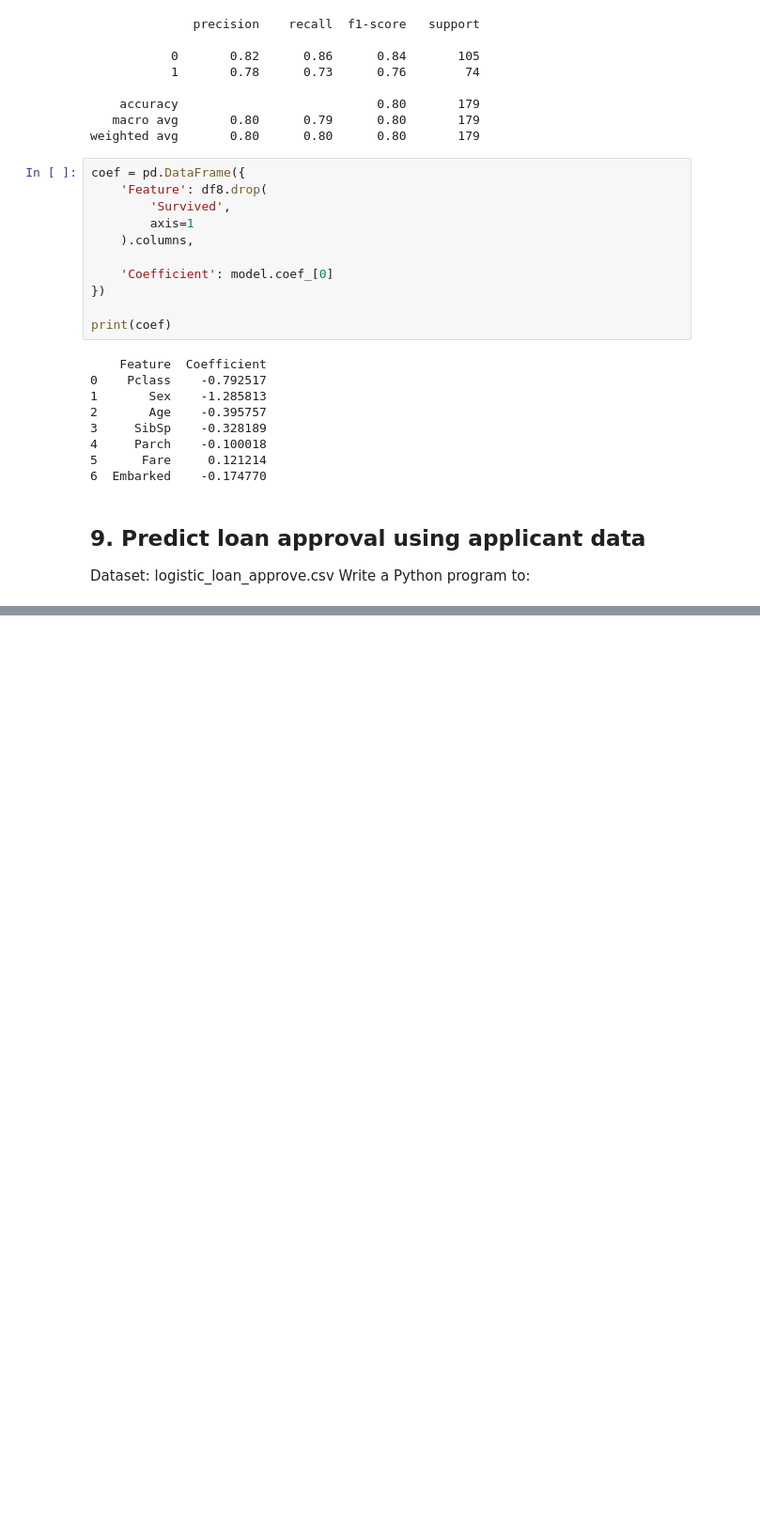
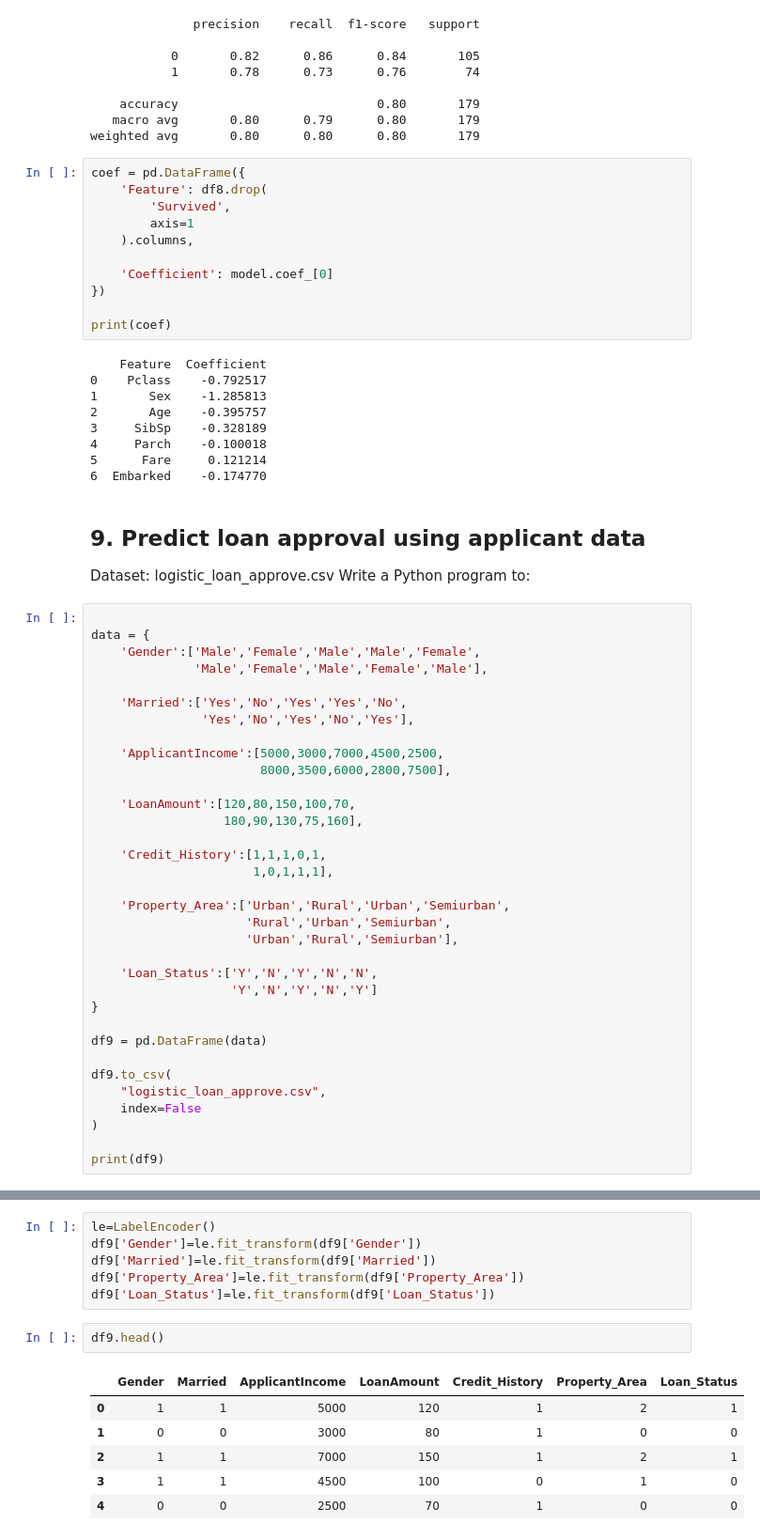
Before and after one commit to Dhyan-Shah/Sparks_AI_ML_Internship, a Jupyter notebook: ML/Practice/ML_Test.ipynb, the cells around one changed output, grey strips where cells are left out. Shown at 94% size. Cells and saved outputs as stored; diff of their text form; blank space fills up the shorter version.

```diff
--- a/ML/Practice/ML_Test.ipynb
+++ b/ML/Practice/ML_Test.ipynb
@@ -953,3 +954,37 @@ print(coef)
 ## 9. Predict loan approval using applicant data
  Dataset: logistic_loan_approve.csv
 Write a Python program to:
+# %%
+
+data = {
+    'Gender':['Male','Female','Male','Male','Female',
+              'Male','Female','Male','Female','Male'],
+
+    'Married':['Yes','No','Yes','Yes','No',
+               'Yes','No','Yes','No','Yes'],
+
+    'ApplicantIncome':[5000,3000,7000,4500,2500,
+                       8000,3500,6000,2800,7500],
+
+    'LoanAmount':[120,80,150,100,70,
+                  180,90,130,75,160],
+
+    'Credit_History':[1,1,1,0,1,
+                      1,0,1,1,1],
+
+    'Property_Area':['Urban','Rural','Urban','Semiurban',
+                     'Rural','Urban','Semiurban',
+                     'Urban','Rural','Semiurban'],
+
+    'Loan_Status':['Y','N','Y','N','N',
+                   'Y','N','Y','N','Y']
+}
+
+df9 = pd.DataFrame(data)
+
+df9.to_csv(
+    "logistic_loan_approve.csv",
+    index=False
+)
+
+print(df9)
@@ -955,0 +1020,15 @@ Write a Python program to:
+# %%
+le=LabelEncoder()
+df9['Gender']=le.fit_transform(df9['Gender'])
+df9['Married']=le.fit_transform(df9['Married'])
+df9['Property_Area']=le.fit_transform(df9['Property_Area'])
+df9['Loan_Status']=le.fit_transform(df9['Loan_Status'])
+# %%
+df9.head()
+# %% [output]
+|  | Gender | Married | ApplicantIncome | LoanAmount | Credit_History | Property_Area | Loan_Status |
+| 0 | 1 | 1 | 5000 | 120 | 1 | 2 | 1 |
+| 1 | 0 | 0 | 3000 | 80 | 1 | 0 | 0 |
+| 2 | 1 | 1 | 7000 | 150 | 1 | 2 | 1 |
+| 3 | 1 | 1 | 4500 | 100 | 0 | 1 | 0 |
+| 4 | 0 | 0 | 2500 | 70 | 1 | 0 | 0 |
```
Also changed, not shown: parts of 52 cells of this notebook, 3 other files.
